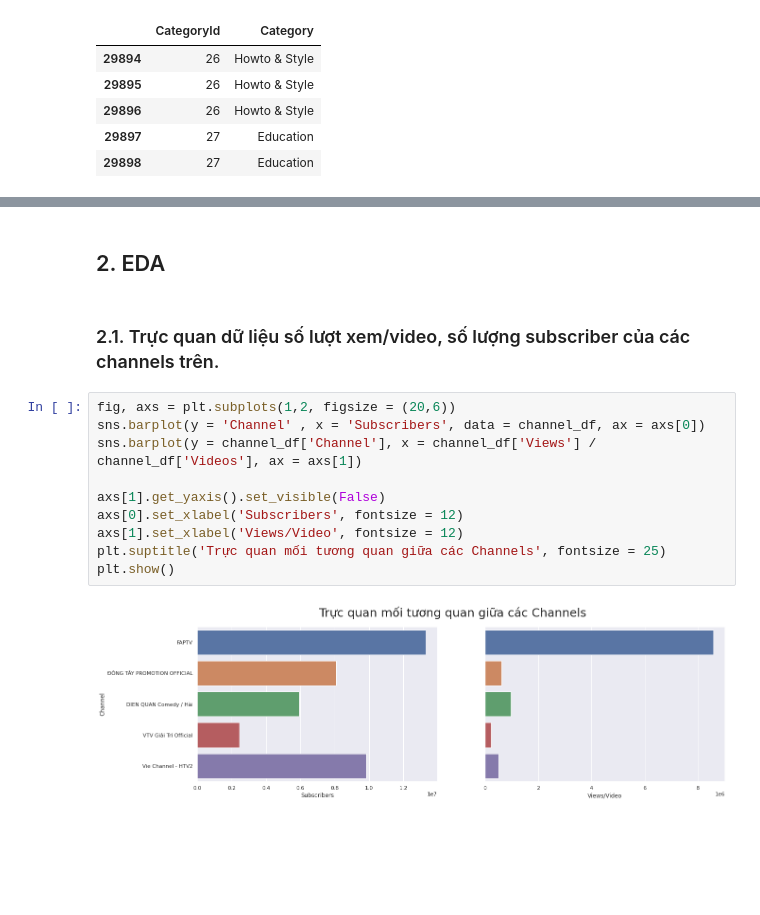
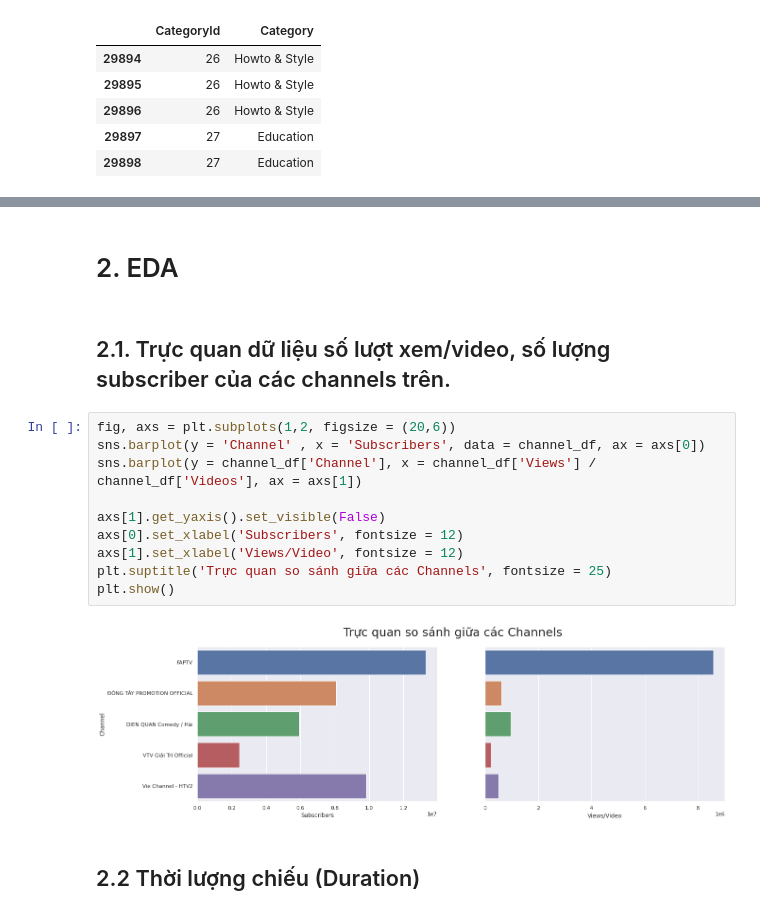
Before and after one commit to ShinNgao12/Analysis-Comedy-channels-in-youtube-, a Jupyter notebook: Explode data.ipynb, the cells around one changed output, grey strips where cells are left out. Saved outputs shown, nothing was run; the diff lists cells and outputs as text; blank space fills up the shorter version.

```diff
--- a/Explode data.ipynb
+++ b/Explode data.ipynb
@@ -257,18 +272,18 @@ def get_artists(text, list_artists):
 # %% [markdown]
-## 2. EDA
+# 2. EDA
 # %% [markdown]
-### 2.1. Trực quan dữ liệu số lượt xem/video, số lượng subscriber của các channels trên.
+## 2.1. Trực quan dữ liệu số lượt xem/video, số lượng subscriber của các channels trên.
 # %%
 fig, axs = plt.subplots(1,2, figsize = (20,6))
 sns.barplot(y = 'Channel' , x = 'Subscribers', data = channel_df, ax = axs[0])
 sns.barplot(y = channel_df['Channel'], x = channel_df['Views'] / channel_df['Videos'], ax = axs[1])
 
 axs[1].get_yaxis().set_visible(False)
 axs[0].set_xlabel('Subscribers', fontsize = 12)
 axs[1].set_xlabel('Views/Video', fontsize = 12)
-plt.suptitle('Trực quan mối tương quan giữa các Channels', fontsize = 25)
+plt.suptitle('Trực quan so sánh giữa các Channels', fontsize = 25)
 plt.show()
 # %% [output]
-[figure, old version]
+[figure, new version]
 # %% [markdown]
-###
+## 2.2 Thời lượng chiếu (Duration)
```
Also changed, not shown: parts of 27 cells of this notebook, 2 other files.
